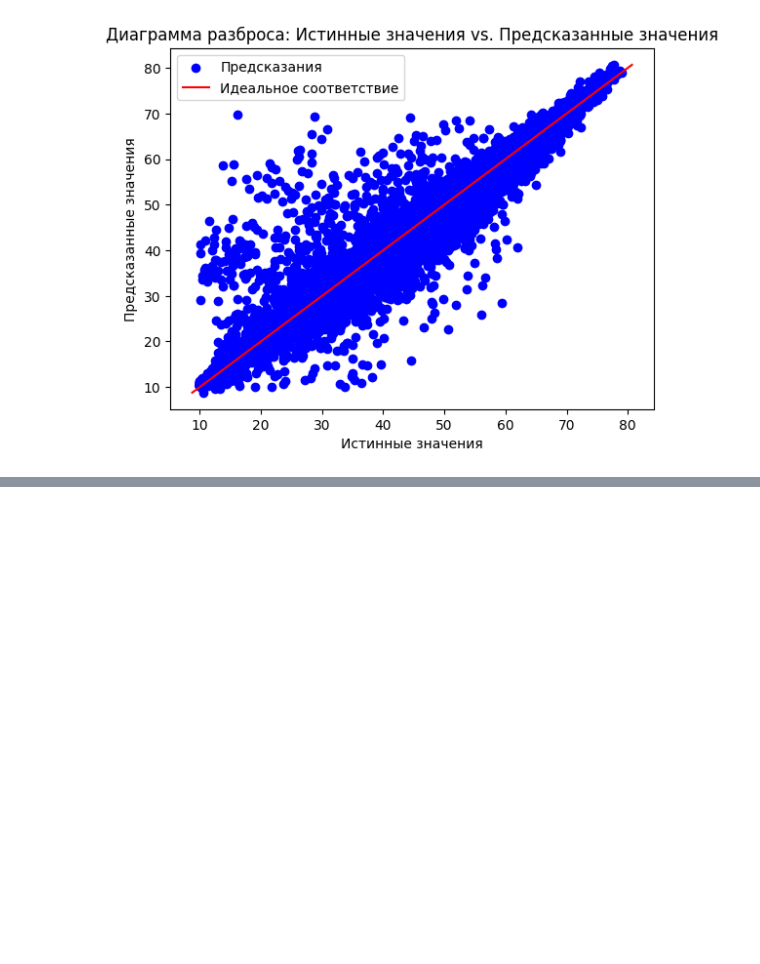
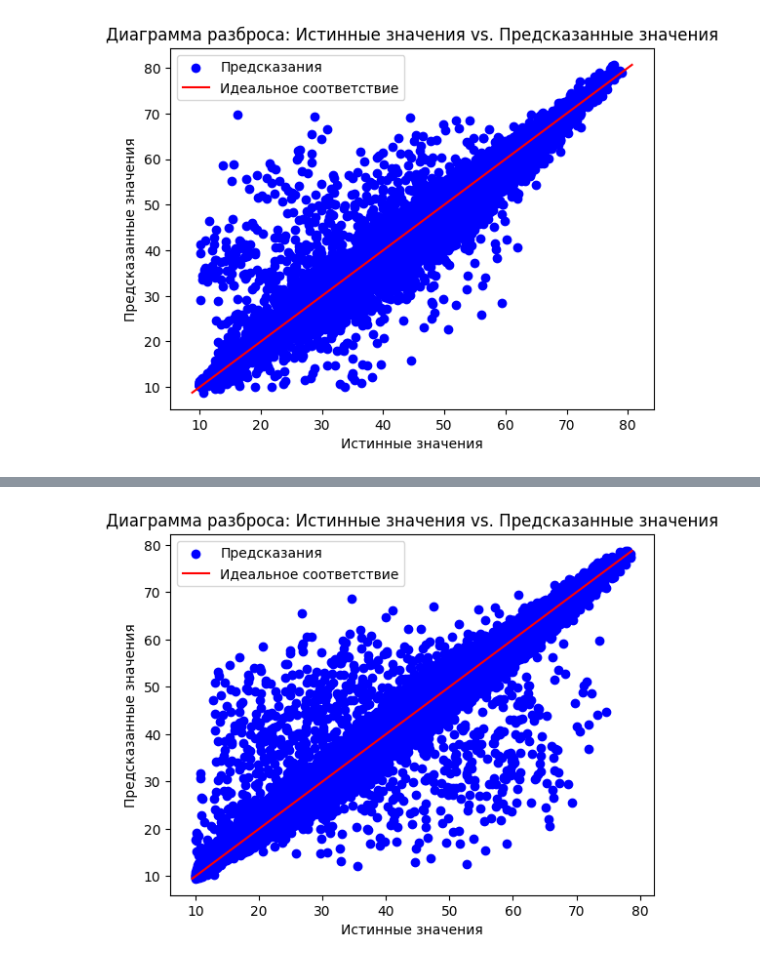
Before and after one commit to Rus-tam/AI_models, a Jupyter notebook: Amine_treatment_13.08.ipynb, the cells around one changed output, grey strips where cells are left out. Drawn from its saved outputs; the diff is of its cells as text; code cells hidden in the pictures; blank space fills up the shorter version.

Commit message:
column_top_prod_molar_flow first models

```diff
--- a/Amine_treatment_13.08.ipynb
+++ b/Amine_treatment_13.08.ipynb
@@ -2781,0 +2780,2 @@ y_pred = column_bot_temp_model.predict(X_test_)
+# %%
+y_pred = column_bot_temp_model.predict(X_test_normal)
@@ -2781,0 +2810,4 @@ y_pred = column_bot_temp_model.predict(X_test_)
+# %%
+plot_scatter_with_ideal_line(y_pred, np.array(y_test))
+# %% [output]
+[figure, added]
```
Also changed, not shown: parts of 85 cells of this notebook, 1 other file.
